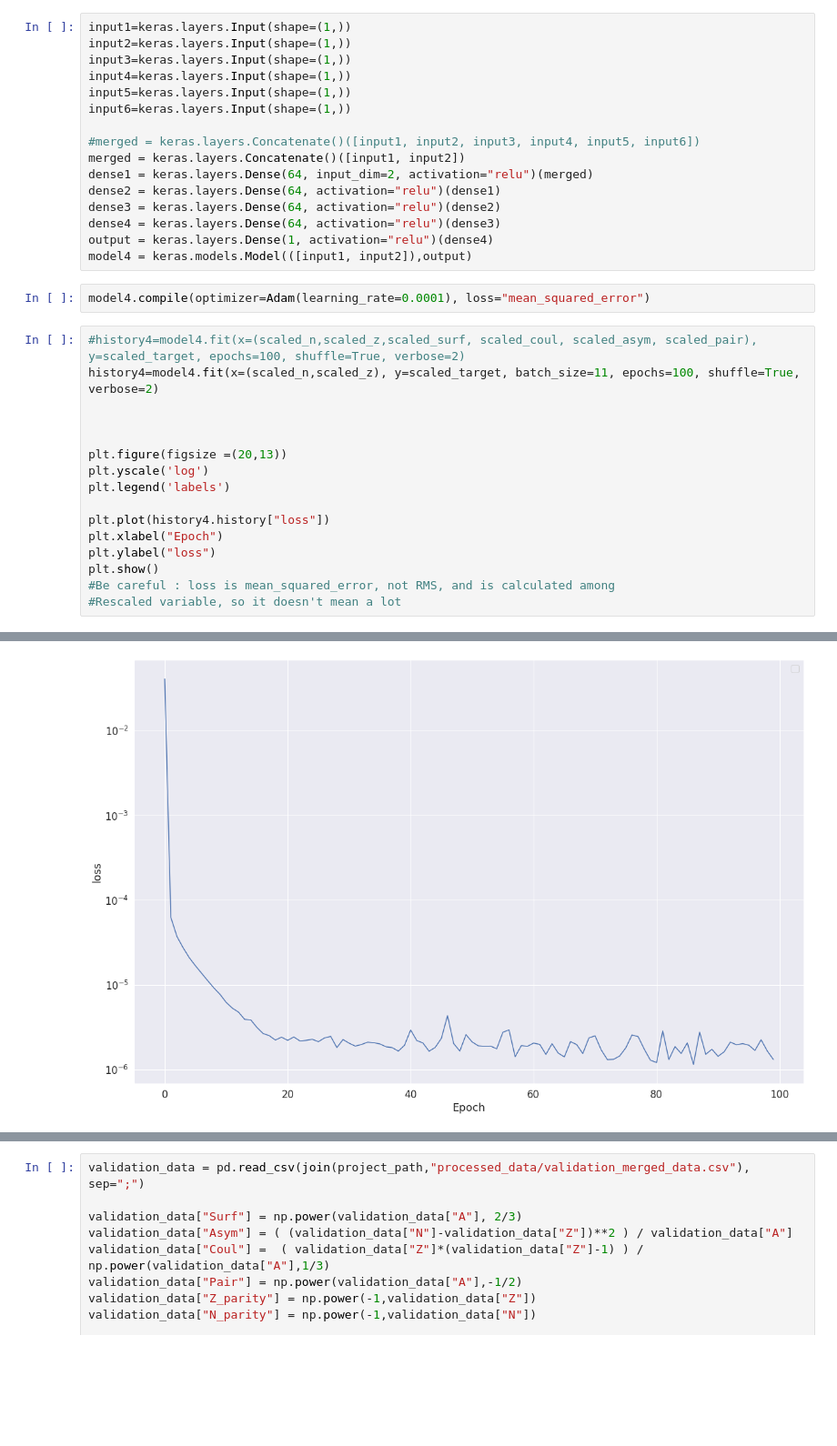
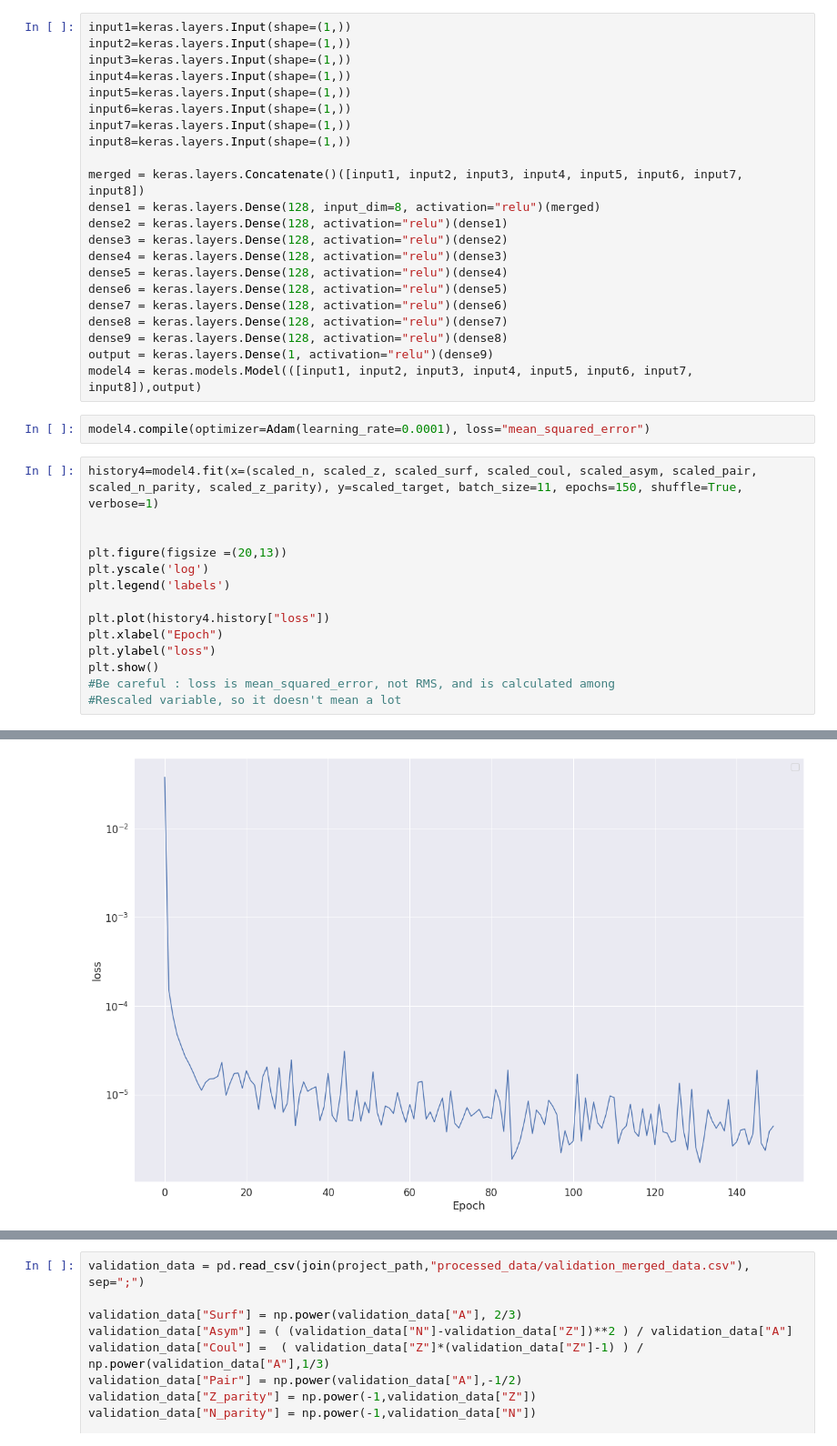
Before and after one commit to AlexianL/StudentProject2023, a Jupyter notebook: artificial_neural_network.ipynb, the cells around one changed output, grey strips where cells are left out. Shown: that part at 91% size. Cells and saved outputs as stored; diff of their text form; blank space fills up the shorter version.

```diff
--- a/artificial_neural_network.ipynb
+++ b/artificial_neural_network.ipynb
@@ -93,21 +95,25 @@ input3=keras.layers.Input(shape=(1,))
 input4=keras.layers.Input(shape=(1,))
 input5=keras.layers.Input(shape=(1,))
 input6=keras.layers.Input(shape=(1,))
+input7=keras.layers.Input(shape=(1,))
+input8=keras.layers.Input(shape=(1,))
 
-#merged = keras.layers.Concatenate()([input1, input2, input3, input4, input5, input6])
-merged = keras.layers.Concatenate()([input1, input2])
-dense1 = keras.layers.Dense(64, input_dim=2, activation="relu")(merged)
-dense2 = keras.layers.Dense(64, activation="relu")(dense1)
-dense3 = keras.layers.Dense(64, activation="relu")(dense2)
-dense4 = keras.layers.Dense(64, activation="relu")(dense3)
-output = keras.layers.Dense(1, activation="relu")(dense4)
-model4 = keras.models.Model(([input1, input2]),output)
+merged = keras.layers.Concatenate()([input1, input2, input3, input4, input5, input6, input7, input8])
+dense1 = keras.layers.Dense(128, input_dim=8, activation="relu")(merged)
+dense2 = keras.layers.Dense(128, activation="relu")(dense1)
+dense3 = keras.layers.Dense(128, activation="relu")(dense2)
+dense4 = keras.layers.Dense(128, activation="relu")(dense3)
+dense5 = keras.layers.Dense(128, activation="relu")(dense4)
+dense6 = keras.layers.Dense(128, activation="relu")(dense5)
+dense7 = keras.layers.Dense(128, activation="relu")(dense6)
+dense8 = keras.layers.Dense(128, activation="relu")(dense7)
+dense9 = keras.layers.Dense(128, activation="relu")(dense8)
+output = keras.layers.Dense(1, activation="relu")(dense9)
+model4 = keras.models.Model(([input1, input2, input3, input4, input5, input6, input7, input8]),output)
 # %%
 model4.compile(optimizer=Adam(learning_rate=0.0001), loss="mean_squared_error")
 # %%
-#history4=model4.fit(x=(scaled_n,scaled_z,scaled_surf, scaled_coul, scaled_asym, scaled_pair), y=scaled_target, epochs=100, shuffle=True, verbose=2)
-history4=model4.fit(x=(scaled_n,scaled_z), y=scaled_target, batch_size=11, epochs=100, shuffle=True, verbose=2)
-
+history4=model4.fit(x=(scaled_n, scaled_z, scaled_surf, scaled_coul, scaled_asym, scaled_pair, scaled_n_parity, scaled_z_parity), y=scaled_target, batch_size=11, epochs=150, shuffle=True, verbose=1)
 
 
 plt.figure(figsize =(20,13))
@@ -141 +147 @@ Epoch 100/100
-[figure, old version]
+[figure, new version]
```
Also changed, not shown: parts of 8 cells of this notebook.
